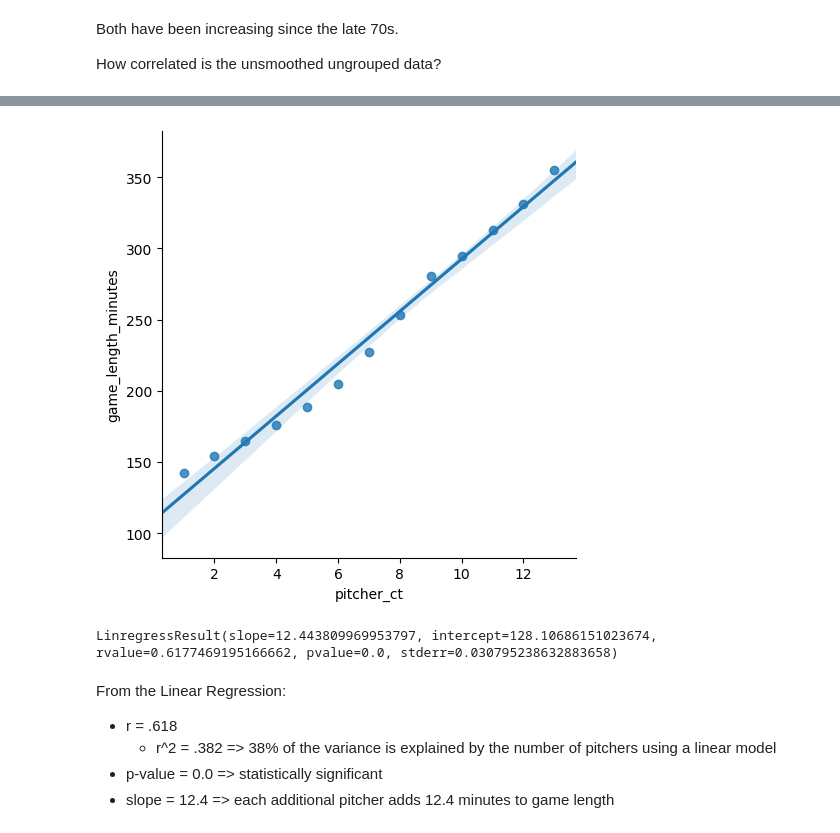
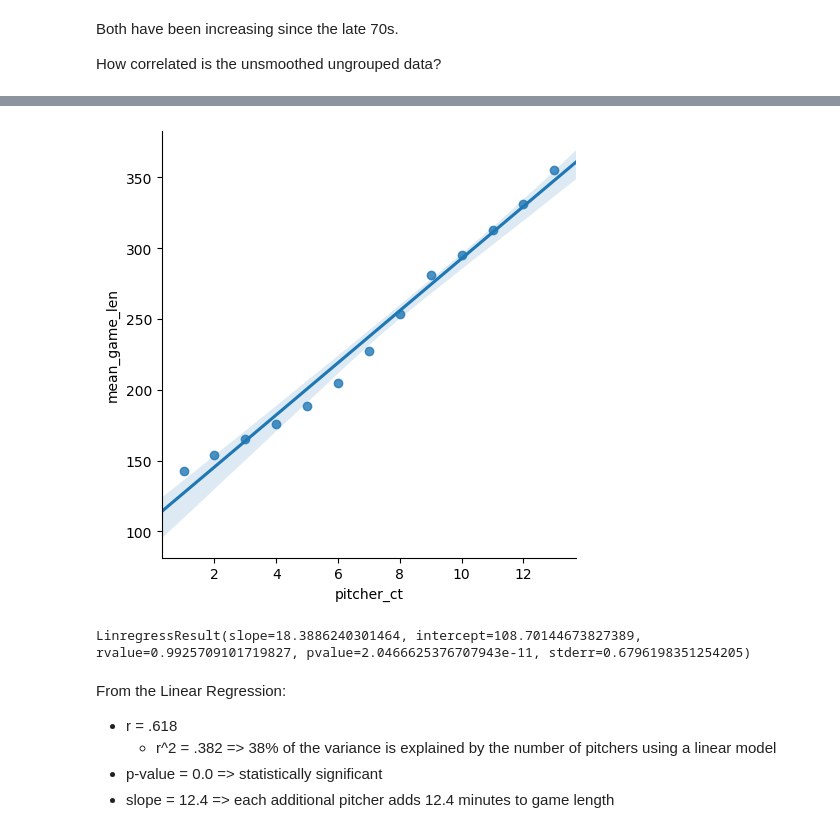
Before and after one commit to sdiehl28/baseball-analytics, a Jupyter notebook: baseball_jupyter_nb/01_Intro_SQL.ipynb, the cells around one changed output, grey strips where cells are left out. Cells and saved outputs as stored; diff of their text form; code cells hidden in the pictures.

```diff
--- a/baseball_jupyter_nb/01_Introduction.ipynb
+++ b/baseball_jupyter_nb/01_Intro_SQL.ipynb
@@ -102,0 +96,8 @@ team_game.head(3)
+# %%
+# Get the user and password from the environment (rather than hardcoding it in the notebook)
+import os
+db_user = os.environ.get('DB_USER')
+db_pass = os.environ.get('DB_PASS')
+
+# avoid putting passwords directly in code
+connect_str = f'postgresql://{db_user}:{db_pass}@localhost:5432/baseball'
@@ -102,0 +117,3 @@ team_game.head(3)
+# %%
+# https://stackoverflow.com/questions/34322471/sqlalchemy-engine-connection-and-session-difference#answer-42772654
+engine = create_engine(connect_str)
@@ -253,0 +253,11 @@ df_pitcher_time
+# %%
+# compute mean_game_len per pitcher count
+sql = """
+SELECT pitcher_ct, AVG(game_length_minutes) AS mean_game_len
+FROM retro_team_game rtg JOIN retro_game rg
+ON rtg.game_id = rg.game_id
+GROUP BY pitcher_ct
+"""
+# %%
+mean_pitcher_ct = pd.read_sql(sql, engine)
+mean_pitcher_ct
@@ -254,14 +279,14 @@ df_pitcher_time
 # %%
 # the relationship looks quite linear
-sns.lmplot('pitcher_ct', 'game_length_minutes', data=df_pitcher_time);
+sns.lmplot('pitcher_ct', 'mean_game_len', data=mean_pitcher_ct);
 # %% [output]
-[figure, old version]
+[figure, new version]
 # %%
 # get some additional stats from scipy's linear regression
 # note this uses *all* the games, not just the 13 points above
-linregress(tg_g['pitcher_ct'], tg_g['game_length_minutes'])
+linregress(mean_pitcher_ct['pitcher_ct'], mean_pitcher_ct['mean_game_len'])
 # %% [output]
-LinregressResult(slope=12.443809969953797, intercept=128.10686151023674, rvalue=0.6177469195166662, pvalue=0.0, stderr=0.030795238632883658)
+LinregressResult(slope=18.3886240301464, intercept=108.70144673827389, rvalue=0.9925709101719827, pvalue=2.0466625376707943e-11, stderr=0.6796198351254205)
 # %% [markdown]
 From the Linear Regression:
 * r = .618
```
Also changed, not shown: parts of 51 cells of this notebook, 1 other file.
